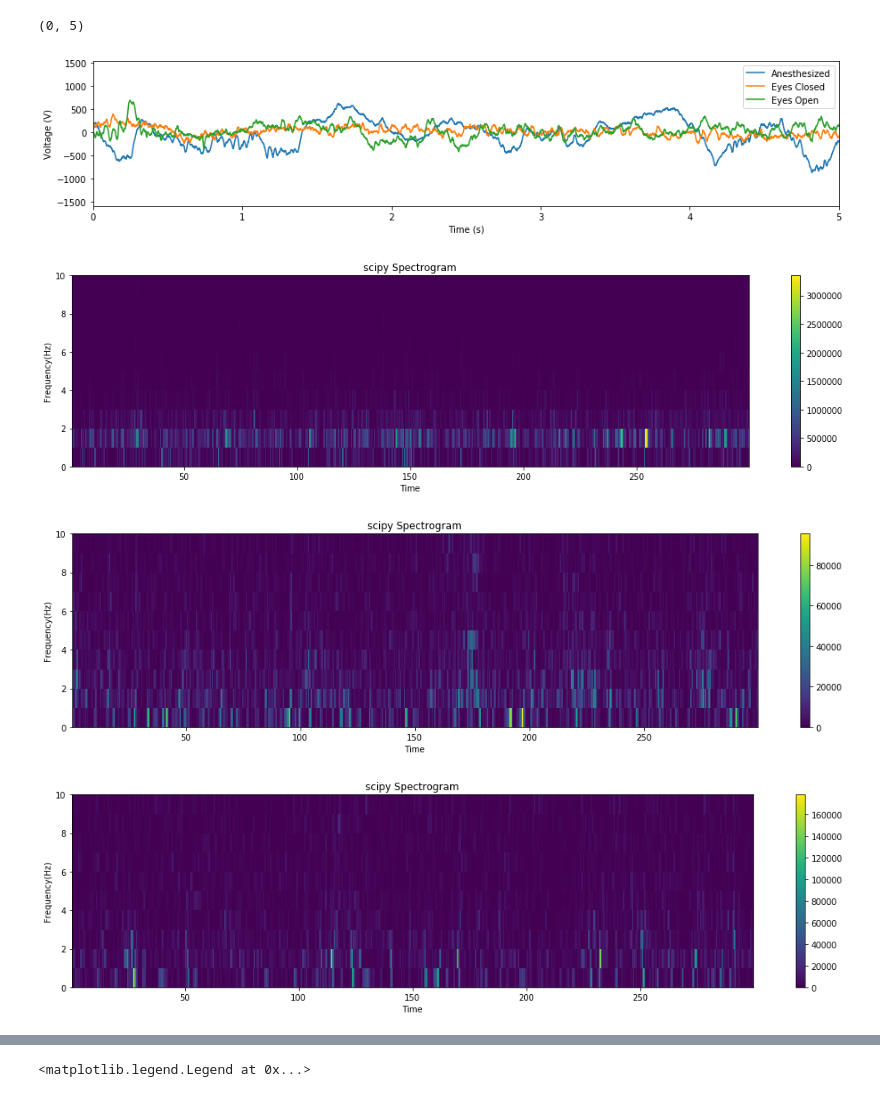
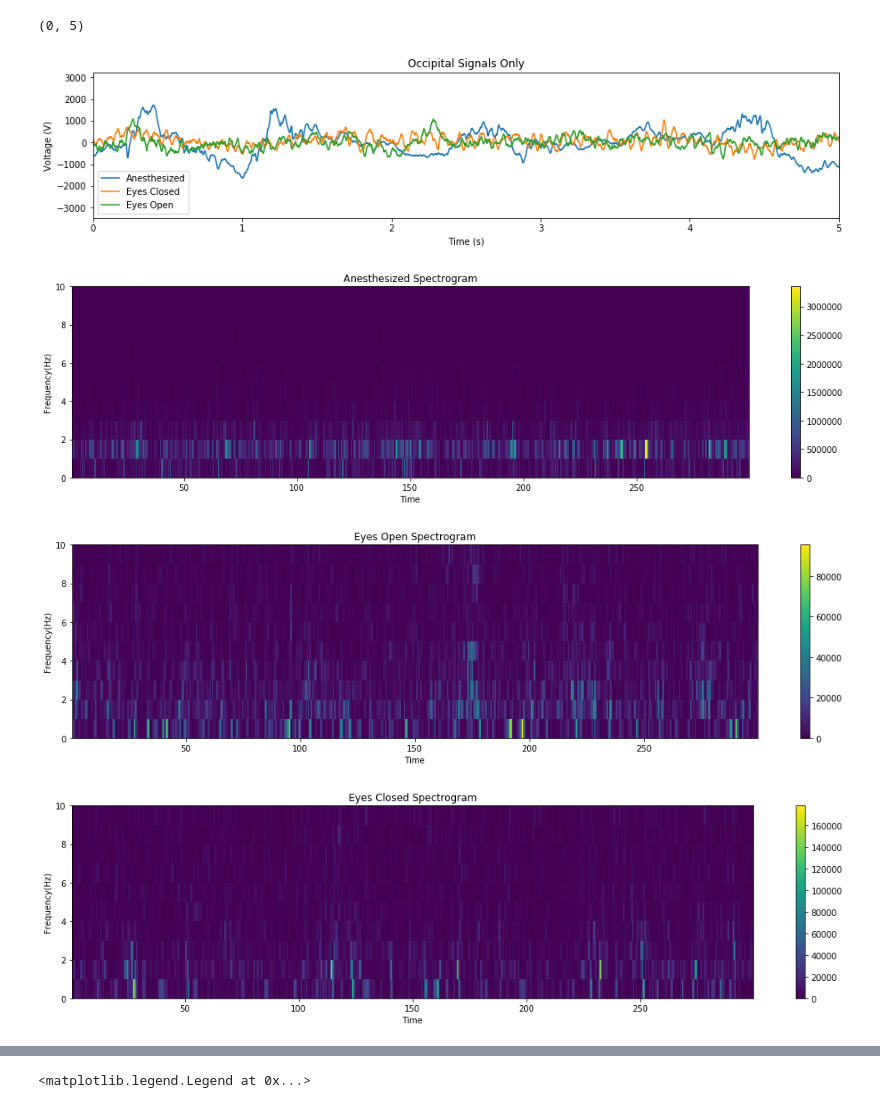
Before and after one commit to ajkeamy/Monkey_Analysis, a Jupyter notebook: Final_Project.ipynb, the cells around one changed output, grey strips where cells are left out. Saved outputs shown, nothing was run; the diff lists cells and outputs as text; code cells hidden in the pictures.

```diff
--- a/Final_Project.ipynb
+++ b/Final_Project.ipynb
@@ -56,4 +56,13 @@ closedtemp = data['ecog_eyesclosed'][2]
 opencing = data['ecog_eyesopen'][0]
 openocci = data['ecog_eyesopen'][1]
 opentemp = data['ecog_eyesopen'][2]
+# %%
+# Extracting the occipital data from different brain regions
+anes = data['ecog_anes'][1]
+eyesclosed = data['ecog_eyesclosed'][1]
+eyesopen = data['ecog_eyesopen'][1]
+# Extracting sampling frequency
+fs = data['fs']
+# generating time vector for data
+time = np.arange(0,len(anes)/fs,1/fs)
 # %%
@@ -89,24 +101,16 @@ plt.legend()
-# %%
-# Extracting the occipital data from different brain regions
-anes = data['ecog_anes'][1]
-eyesclosed = data['ecog_eyesclosed'][1]
-eyesopen = data['ecog_eyesopen'][1]
-# Extracting sampling frequency
-fs = data['fs']
-# generating time vector for data
-time = np.arange(0,len(agnes)/fs,1/fs)
 # %%
-# Plotting
+# Plotting occipital signals only
 plt.figure(figsize=(15,3))
 plt.plot(time,anes,label="Anesthesized")
 plt.plot(time,eyesclosed,label="Eyes Closed")
 plt.plot(time,eyesopen,label="Eyes Open")
 plt.xlabel("Time (s)"); plt.ylabel("Voltage (V)")
 plt.legend()
+plt.title('Occipital Signals Only')
 plt.xlim([0,5])
 # %% [output]
 (0, 5)
-[figure, old version]
+[figure, new version]
 # %%
 ## Compute FFT
 fftanes = np.fft.fft(anes)
@@ -121,17 +125,17 @@ len_win=1
 len_overlap=0.5
 f_sp, t_sp, anes_sp = signal.spectrogram(anes, fs, window='rect', nperseg=int(fs*len_win), noverlap=int(fs*len_overlap), detrend=False)
 plot_spectrogram(anes_sp, t_sp, f_sp, freq_lims=[0,10], plot_db=False)
-plt.title('scipy Spectrogram');
+plt.title('Anesthesized Spectrogram');
 f_sp, t_sp, open_sp = signal.spectrogram(eyesopen, fs, window='rect', nperseg=int(fs*len_win), noverlap=int(fs*len_overlap), detrend=False)
 plot_spectrogram(open_sp, t_sp, f_sp, freq_lims=[0,10], plot_db=False)
-plt.title('scipy Spectrogram');
+plt.title('Eyes Open Spectrogram');
 f_sp, t_sp, closed_sp = signal.spectrogram(eyesclosed, fs, window='rect', nperseg=int(fs*len_win), noverlap=int(fs*len_overlap), detrend=False)
 plot_spectrogram(closed_sp, t_sp, f_sp, freq_lims=[0,10], plot_db=False)
-plt.title('scipy Spectrogram');
+plt.title('Eyes Closed Spectrogram');
 # %% [output]
-[figure, old version]
+[figure, new version]
-[figure, old version]
+[figure, new version]
-[figure, old version]
+[figure, new version]
 # %%
 # Anesthesized has a lot more power.
 spg_anes = np.mean(anes_sp,axis=1)
```
Also changed, not shown: parts of 7 cells of this notebook, 2 other files.
